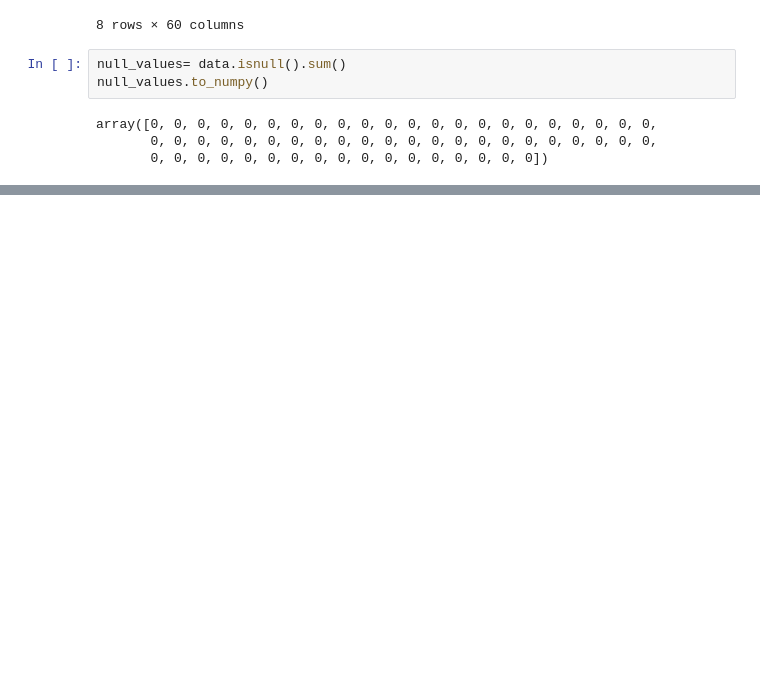
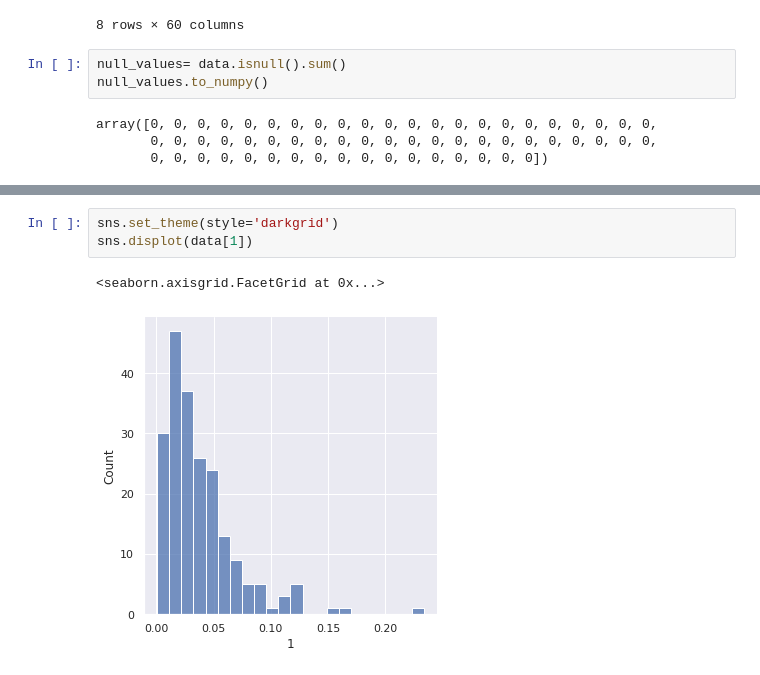
Before and after one commit to mahii6991/Kaggle_Projects, a Jupyter notebook: sonar-waves-anlysis.ipynb, the cells around one changed output, grey strips where cells are left out. Drawn from its saved outputs; the diff is of its cells as text; blank space fills up the shorter version.

```diff
--- a/sonar-waves-anlysis.ipynb
+++ b/sonar-waves-anlysis.ipynb
@@ -78,0 +83,6 @@ plt.show()
+# %%
+sns.set_theme(style='darkgrid')
+sns.displot(data[1])
+# %% [output]
+<seaborn.axisgrid.FacetGrid at 0x...>
+[figure, added]
```
Also changed, not shown: parts of 11 cells of this notebook.
